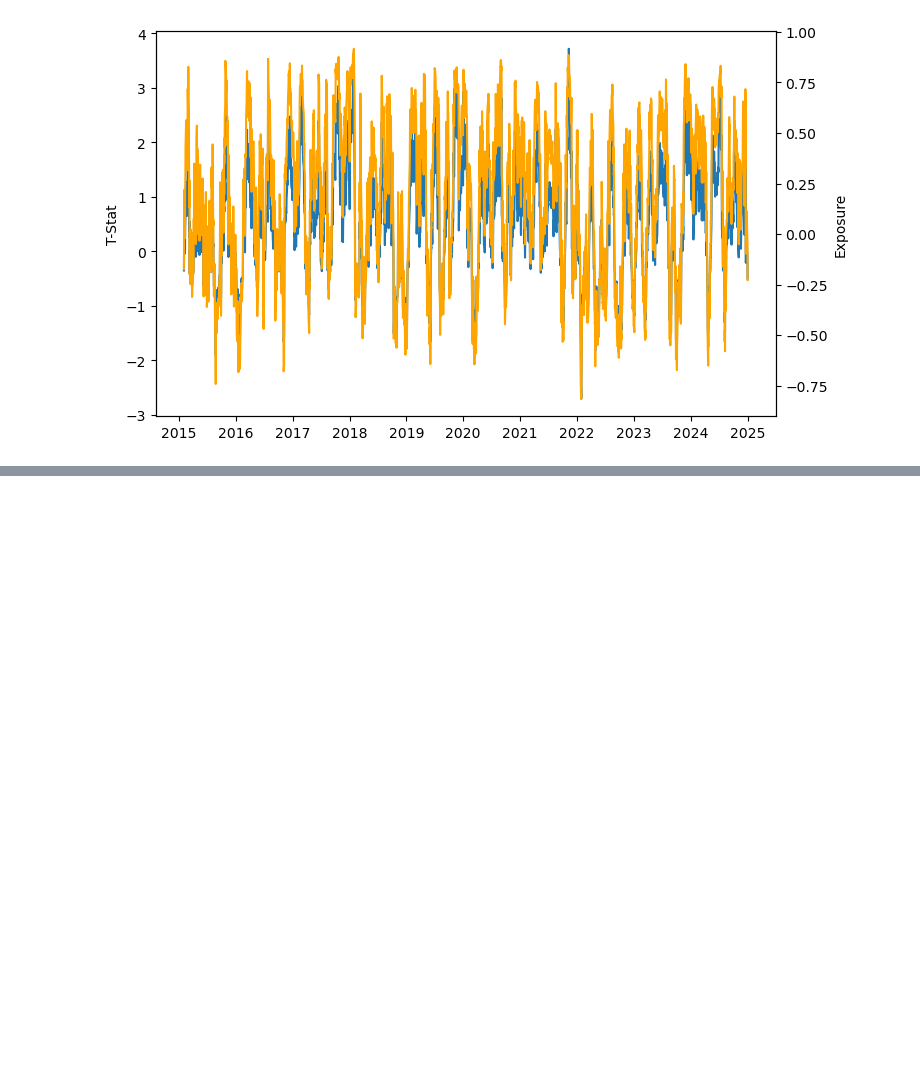
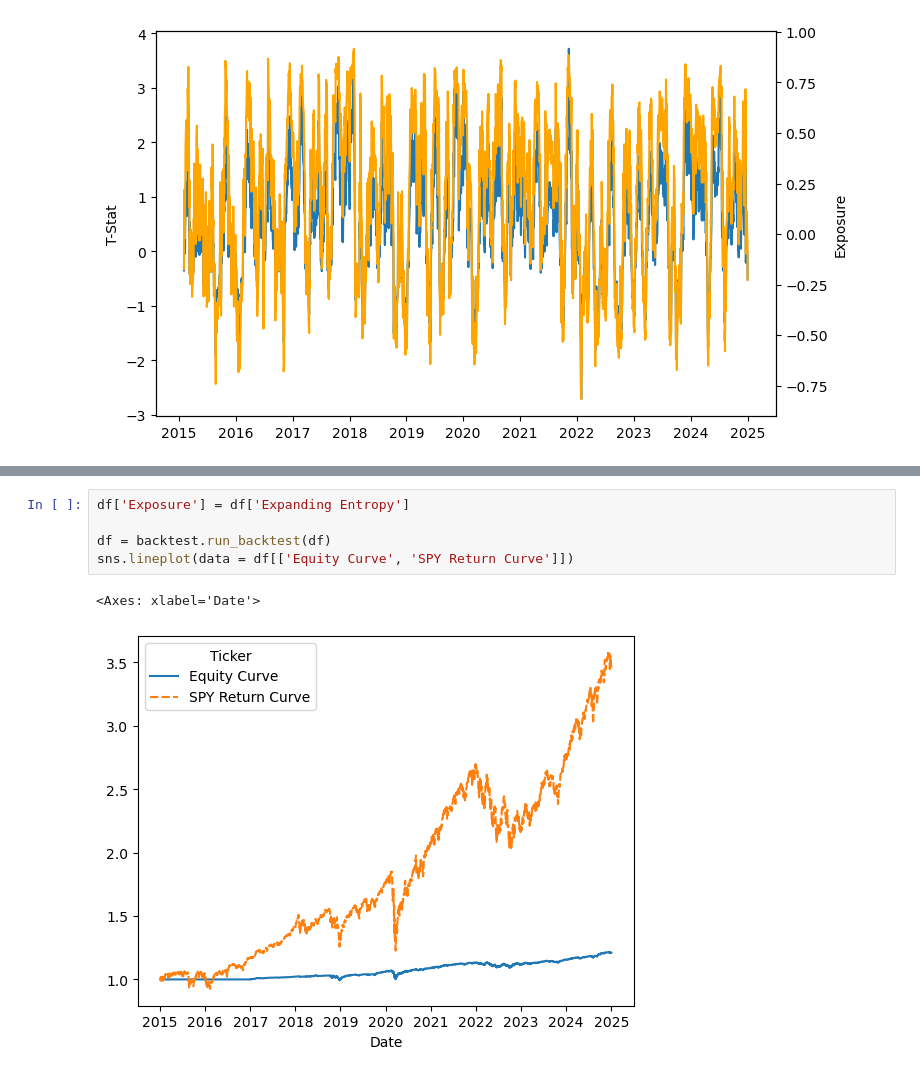
Before and after one commit to akshathp0/entropy-trading, a Jupyter notebook: validate_features.ipynb, the cells around one changed output, grey strips where cells are left out. Cells and saved outputs as stored; diff of their text form; blank space fills up the shorter version.

```diff
--- a/validate_features.ipynb
+++ b/validate_features.ipynb
@@ -410,0 +438,8 @@ sns.lineplot(data = df[['Equity Curve', 'Pct Return']])
+# %%
+df['Exposure'] = df['Expanding Entropy']
+
+df = backtest.run_backtest(df)
+sns.lineplot(data = df[['Equity Curve', 'SPY Return Curve']])
+# %% [output]
+<Axes: xlabel='Date'>
+[figure, added]
```
Also changed, not shown: parts of 22 cells of this notebook.
